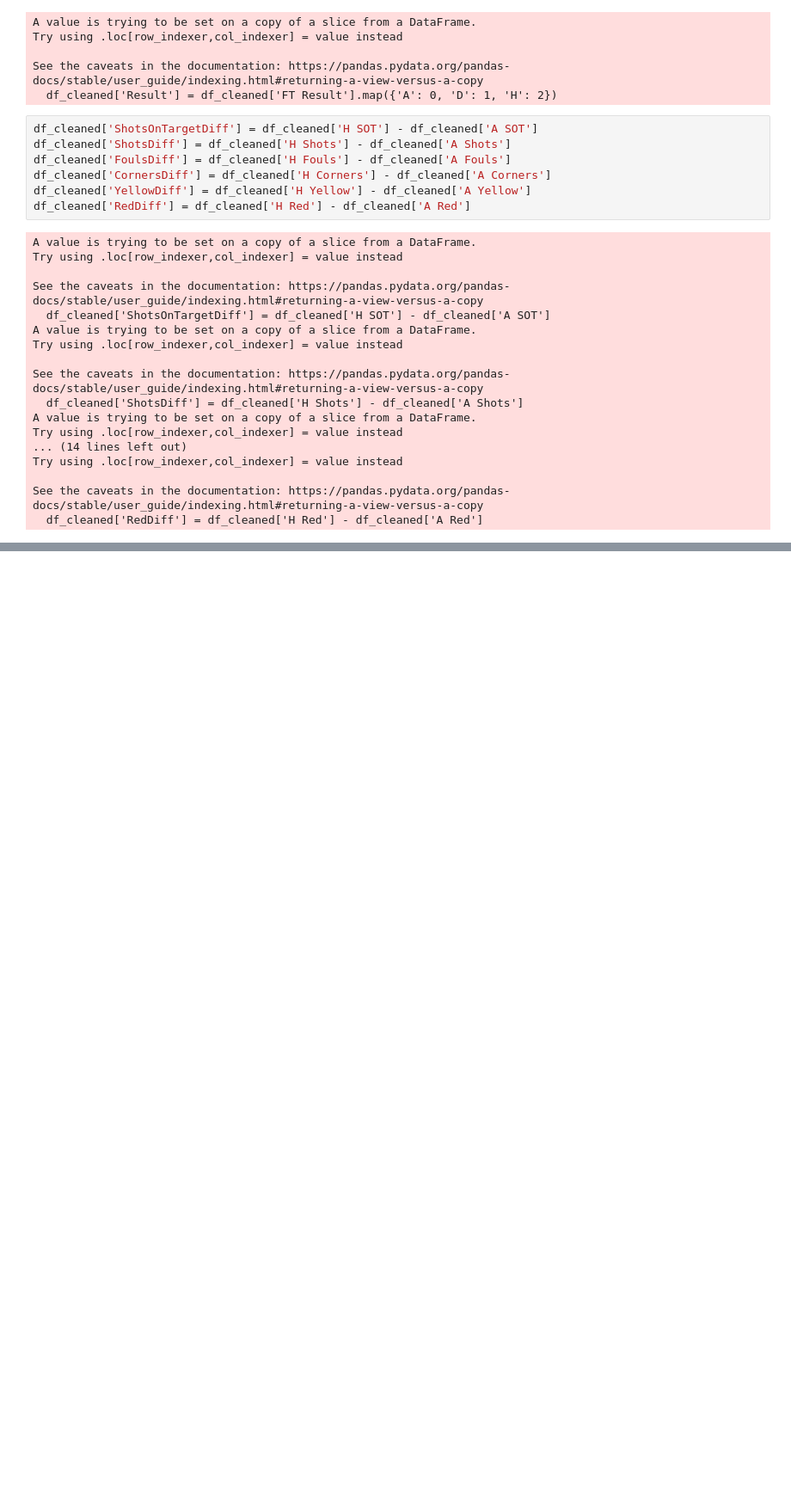
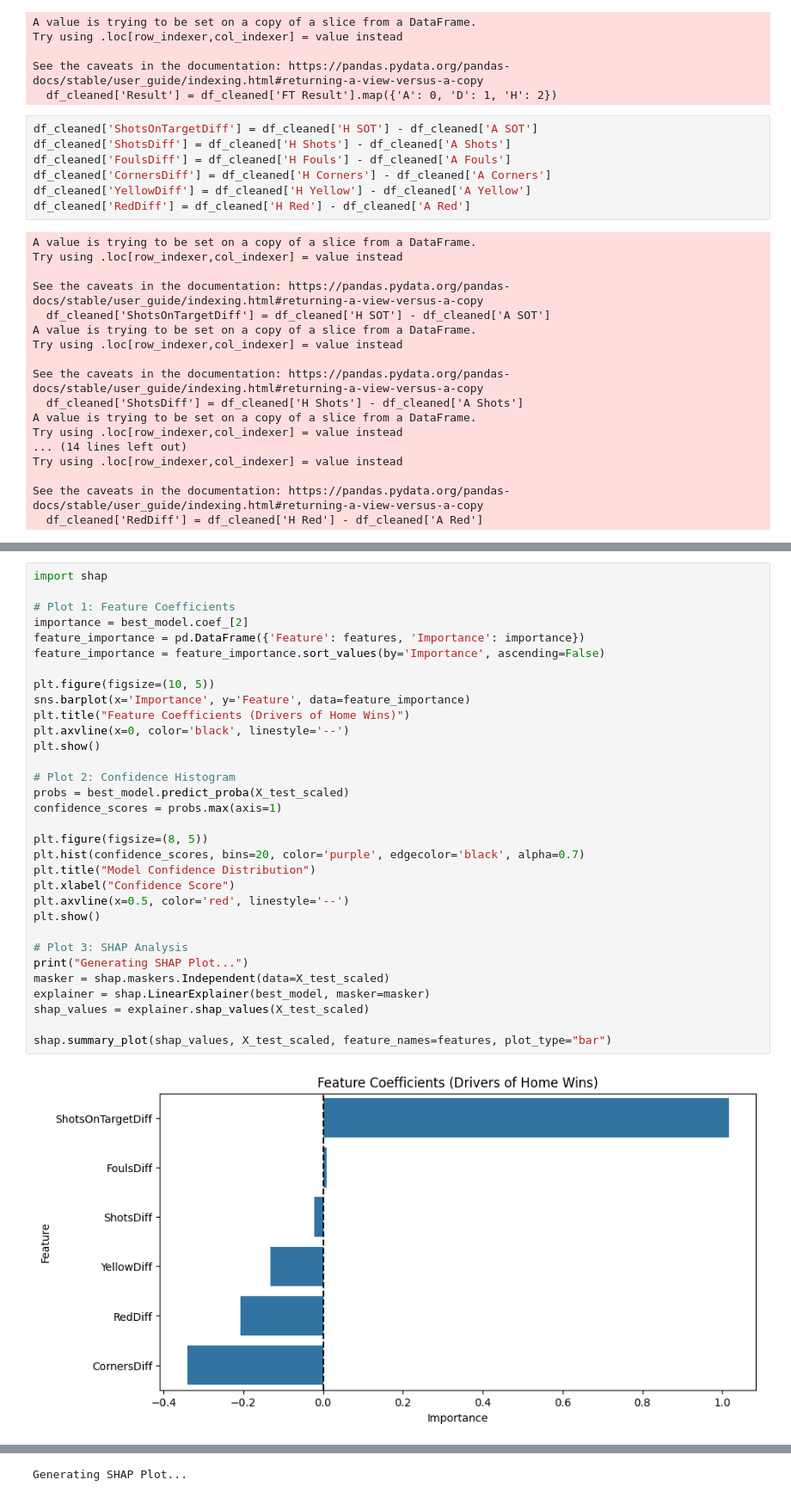
Before and after one commit to sriharimohan/Premier-League-Match-Prediction-using-ML-Models, a Jupyter notebook: Project_Main.ipynb, the cells around one changed output, grey strips where cells are left out. Shown at 86% size. Saved outputs shown, nothing was run; the diff lists cells and outputs as text; blank space fills up the shorter version.

```diff
--- a/Project_Main.ipynb
+++ b/Project_Main.ipynb
@@ -243,0 +227,34 @@ plt.show()
+# %%
+import shap
+
+# Plot 1: Feature Coefficients
+importance = best_model.coef_[2]
+feature_importance = pd.DataFrame({'Feature': features, 'Importance': importance})
+feature_importance = feature_importance.sort_values(by='Importance', ascending=False)
+
+plt.figure(figsize=(10, 5))
+sns.barplot(x='Importance', y='Feature', data=feature_importance)
+plt.title("Feature Coefficients (Drivers of Home Wins)")
+plt.axvline(x=0, color='black', linestyle='--')
+plt.show()
+
+# Plot 2: Confidence Histogram
+probs = best_model.predict_proba(X_test_scaled)
+confidence_scores = probs.max(axis=1)
+
+plt.figure(figsize=(8, 5))
+plt.hist(confidence_scores, bins=20, color='purple', edgecolor='black', alpha=0.7)
+plt.title("Model Confidence Distribution")
+plt.xlabel("Confidence Score")
+plt.axvline(x=0.5, color='red', linestyle='--')
+plt.show()
+
+# Plot 3: SHAP Analysis
+print("Generating SHAP Plot...")
+masker = shap.maskers.Independent(data=X_test_scaled)
+explainer = shap.LinearExplainer(best_model, masker=masker)
+shap_values = explainer.shap_values(X_test_scaled)
+
+shap.summary_plot(shap_values, X_test_scaled, feature_names=features, plot_type="bar")
+# %% [output]
+[figure, added]
@@ -243,0 +262 @@ plt.show()
+Generating SHAP Plot...
```
Also changed, not shown: parts of 11 cells of this notebook.
